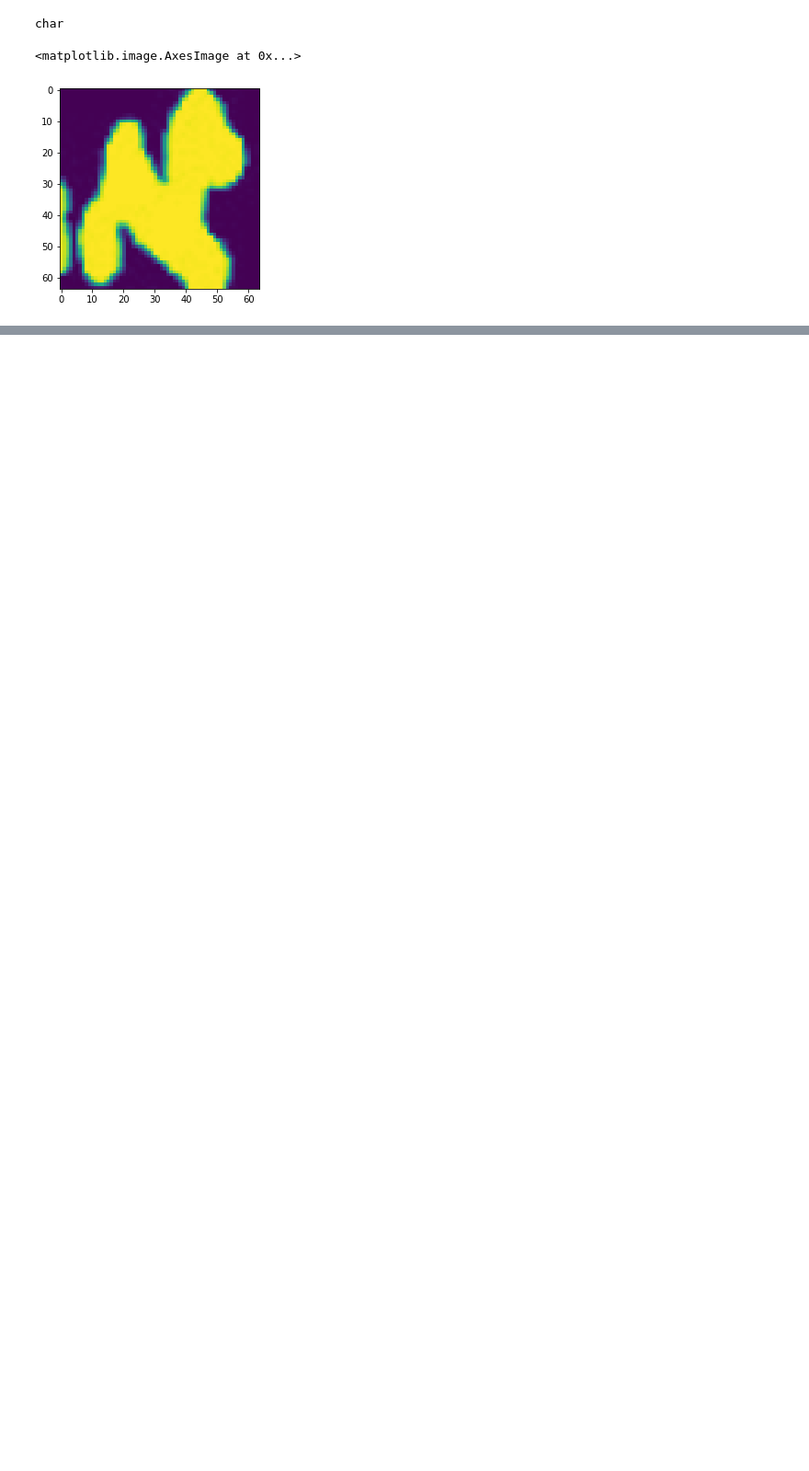
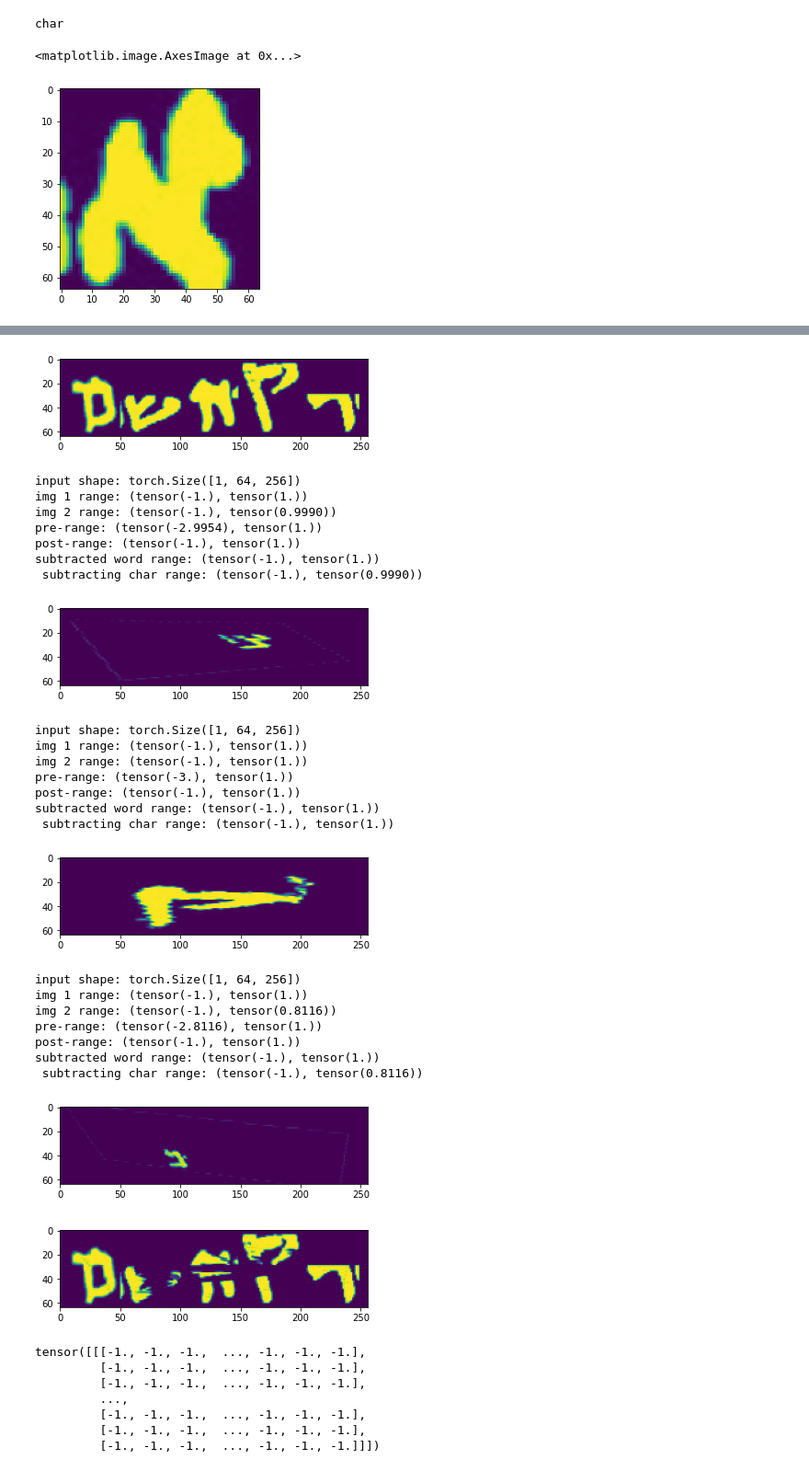
Before and after one commit to MelleStarke/HWR-Group16, a Jupyter notebook: src/dss/test.ipynb, the cells around one changed output, grey strips where cells are left out. Shown: that part at 92% size. Cells and saved outputs as stored; diff of their text form; code cells hidden in the pictures; blank space fills up the shorter version.

```diff
--- a/src/dss/test.ipynb
+++ b/src/dss/test.ipynb
@@ -110,0 +191,36 @@ torch.Size([1, 64, 256])
+# %%
+rc.forward(base_word)
+# %% [output]
+[figure, added]
+input shape: torch.Size([1, 64, 256])
+img 1 range: (tensor(-1.), tensor(1.))
+img 2 range: (tensor(-1.), tensor(0.9990))
+pre-range: (tensor(-2.9954), tensor(1.))
+post-range: (tensor(-1.), tensor(1.))
+subtracted word range: (tensor(-1.), tensor(1.))
+ subtracting char range: (tensor(-1.), tensor(0.9990))
+[figure, added]
+input shape: torch.Size([1, 64, 256])
+img 1 range: (tensor(-1.), tensor(1.))
+img 2 range: (tensor(-1.), tensor(1.))
+pre-range: (tensor(-3.), tensor(1.))
+post-range: (tensor(-1.), tensor(1.))
+subtracted word range: (tensor(-1.), tensor(1.))
+ subtracting char range: (tensor(-1.), tensor(1.))
+[figure, added]
+input shape: torch.Size([1, 64, 256])
+img 1 range: (tensor(-1.), tensor(1.))
+img 2 range: (tensor(-1.), tensor(0.8116))
+pre-range: (tensor(-2.8116), tensor(1.))
+post-range: (tensor(-1.), tensor(1.))
+subtracted word range: (tensor(-1.), tensor(1.))
+ subtracting char range: (tensor(-1.), tensor(0.8116))
+[figure, added]
+[figure, added]
+tensor([[[-1., -1., -1.,  ..., -1., -1., -1.],
+         [-1., -1., -1.,  ..., -1., -1., -1.],
+         [-1., -1., -1.,  ..., -1., -1., -1.],
+         ...,
+         [-1., -1., -1.,  ..., -1., -1., -1.],
+         [-1., -1., -1.,  ..., -1., -1., -1.],
+         [-1., -1., -1.,  ..., -1., -1., -1.]]])
```
Also changed, not shown: parts of 4 cells of this notebook, 3 other files.
